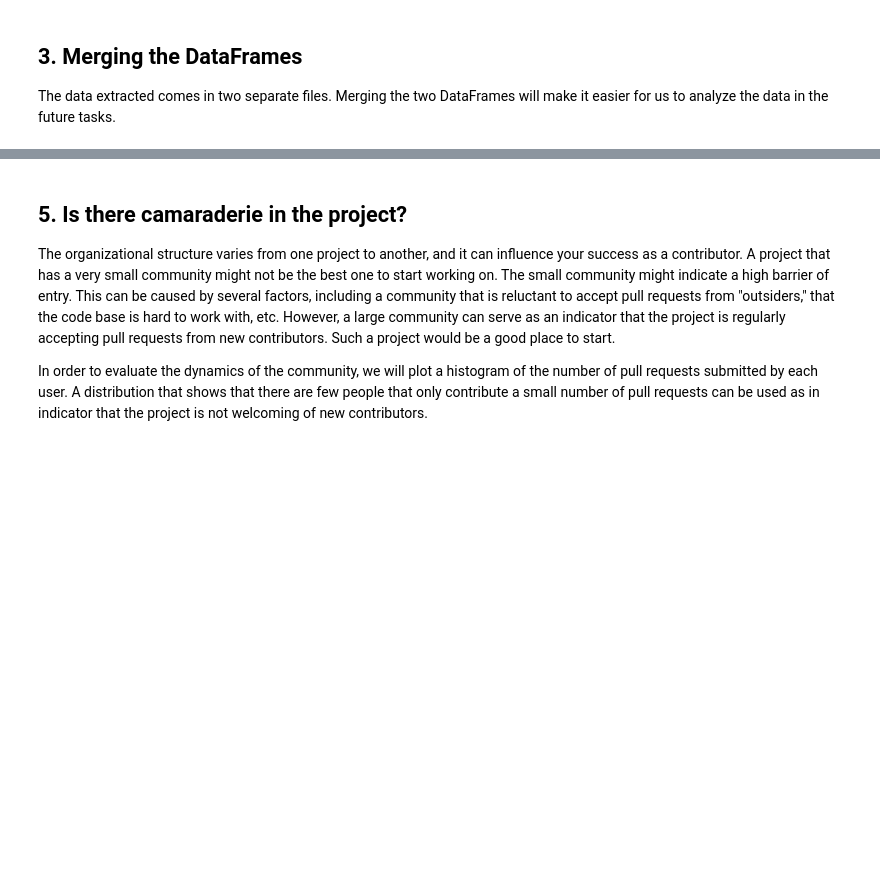
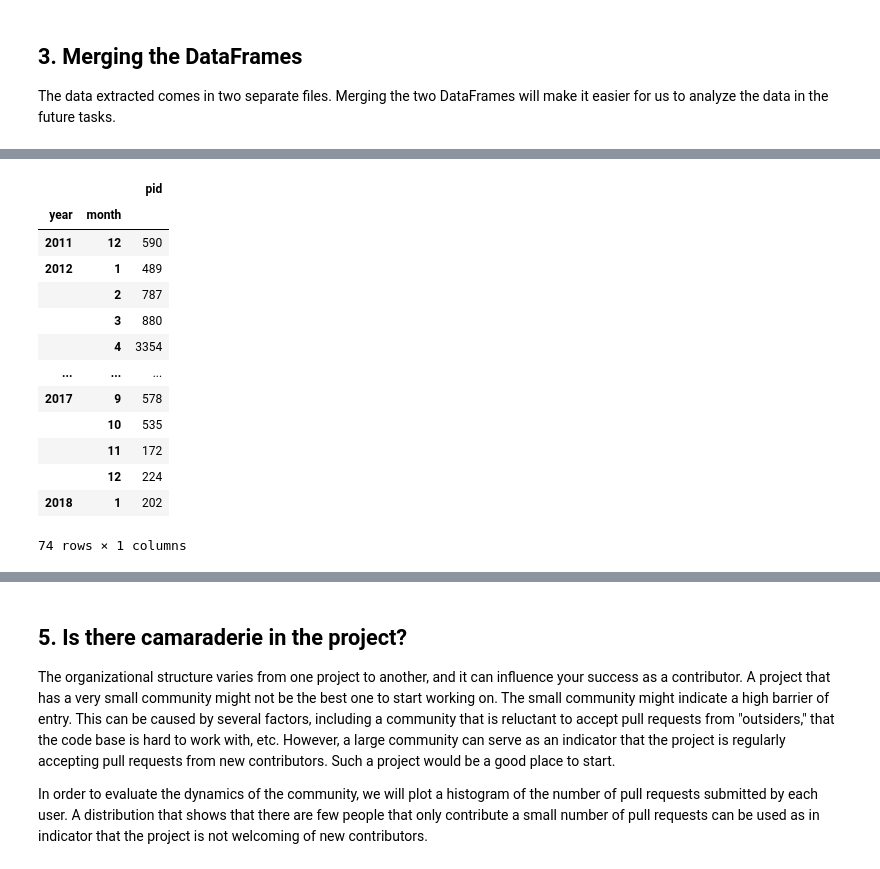
Before and after one commit to gcfp/M03, a Jupyter notebook: actividad-scala/CaseStudy_Scala.ipynb, the cells around one changed output, grey strips where cells are left out. Saved outputs shown, nothing was run; the diff lists cells and outputs as text; code cells hidden in the pictures; blank space fills up the shorter version.

```diff
--- a/actividad-scala/CaseStudy_Scala.ipynb
+++ b/actividad-scala/CaseStudy_Scala.ipynb
@@ -70,0 +105,21 @@ plt.show()
+# %%
+# Calculate contributions/ commits gropueb by year and month
+
+numberContributions = dataScala.groupby(['year','month']).agg({'pid': 'count'})
+
+numberContributions
+# %% [output]
+|  |  | pid |
+| year | month |  |
+| 2011 | 12 | 590 |
+| 2012 | 1 | 489 |
+|  | 2 | 787 |
+|  | 3 | 880 |
+|  | 4 | 3354 |
+| ... | ... | ... |
+| 2017 | 9 | 578 |
+|  | 10 | 535 |
+|  | 11 | 172 |
+|  | 12 | 224 |
+| 2018 | 1 | 202 |
+74 rows × 1 columns
```
Also changed, not shown: parts of 23 cells of this notebook.
